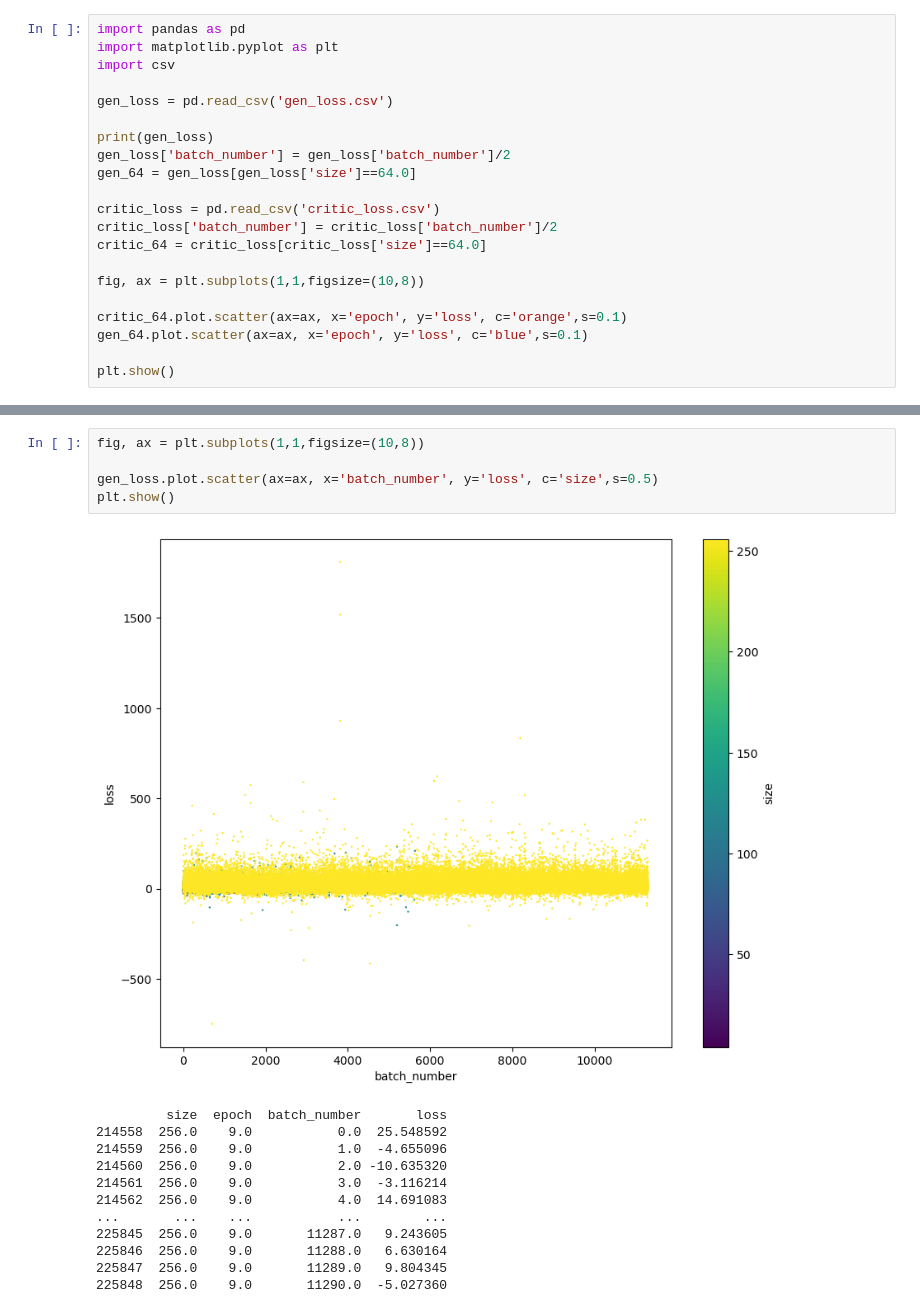
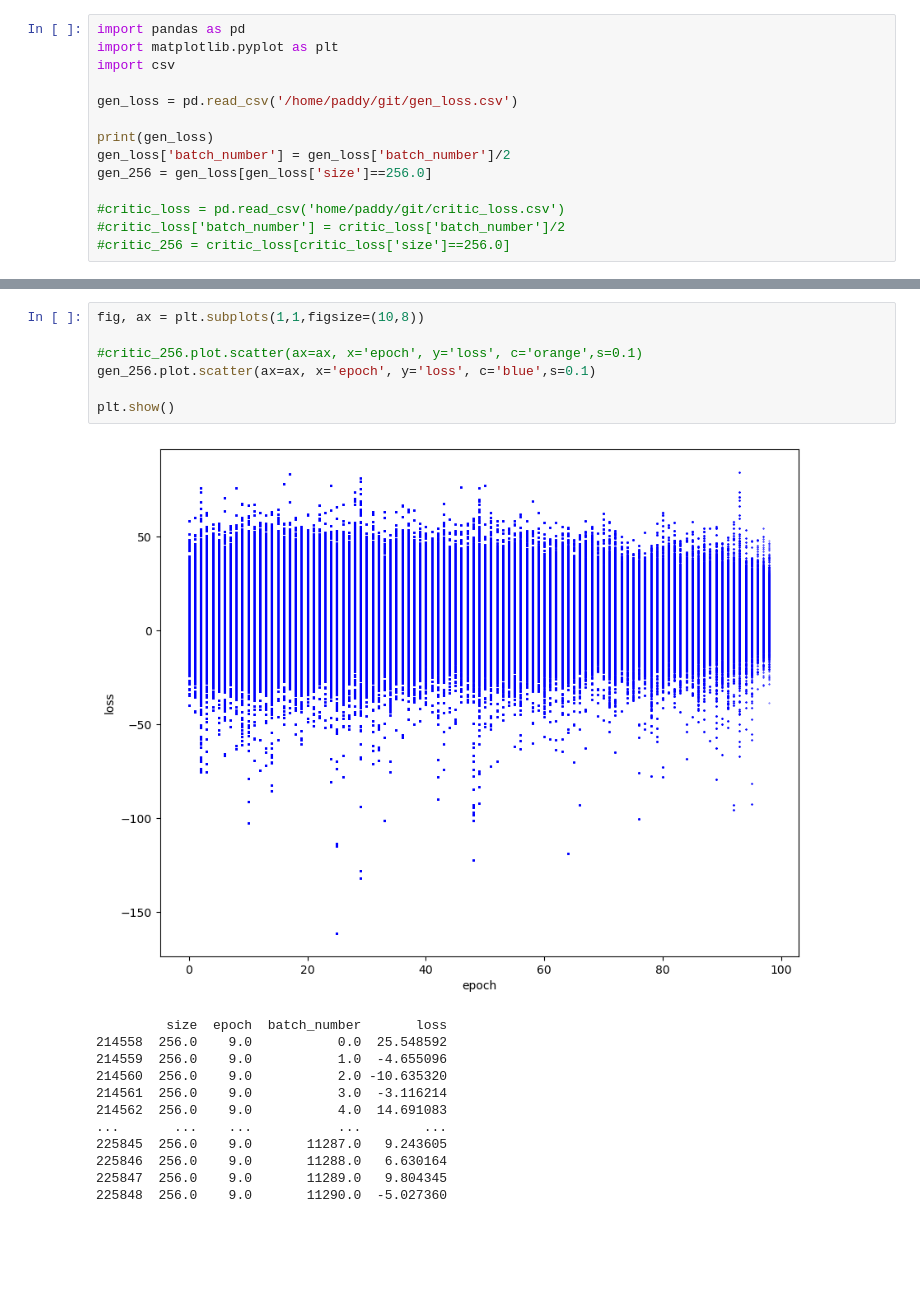
Before and after one commit to paddeaux/met, a Jupyter notebook: loss_curves.ipynb, the cells around one changed output, grey strips where cells are left out. Saved outputs shown, nothing was run; the diff lists cells and outputs as text; blank space fills up the shorter version.

```diff
--- a/loss_curves.ipynb
+++ b/loss_curves.ipynb
@@ -3,20 +3,13 @@ import pandas as pd
 import matplotlib.pyplot as plt
 import csv
 
-gen_loss = pd.read_csv('gen_loss.csv')
+gen_loss = pd.read_csv('/home/paddy/git/gen_loss.csv')
 
 print(gen_loss)
 gen_loss['batch_number'] = gen_loss['batch_number']/2
-gen_64 = gen_loss[gen_loss['size']==64.0]
+gen_256 = gen_loss[gen_loss['size']==256.0]
 
-critic_loss = pd.read_csv('critic_loss.csv')
-critic_loss['batch_number'] = critic_loss['batch_number']/2
-critic_64 = critic_loss[critic_loss['size']==64.0]
-
-fig, ax = plt.subplots(1,1,figsize=(10,8))
-
-critic_64.plot.scatter(ax=ax, x='epoch', y='loss', c='orange',s=0.1)
-gen_64.plot.scatter(ax=ax, x='epoch', y='loss', c='blue',s=0.1)
-
-plt.show()
+#critic_loss = pd.read_csv('home/paddy/git/critic_loss.csv')
+#critic_loss['batch_number'] = critic_loss['batch_number']/2
+#critic_256 = critic_loss[critic_loss['size']==256.0]
 # %% [output]
@@ -38,10 +31,12 @@ plt.show()
 # %%
 fig, ax = plt.subplots(1,1,figsize=(10,8))
 
-gen_loss.plot.scatter(ax=ax, x='batch_number', y='loss', c='size',s=0.5)
+#critic_256.plot.scatter(ax=ax, x='epoch', y='loss', c='orange',s=0.1)
+gen_256.plot.scatter(ax=ax, x='epoch', y='loss', c='blue',s=0.1)
+
 plt.show()
 # %% [output]
-[figure, old version]
+[figure, new version]
 # %%
 # %% [output]
          size  epoch  batch_number       loss
```
Also changed, not shown: parts of 1 cell of this notebook, 2 other files.
